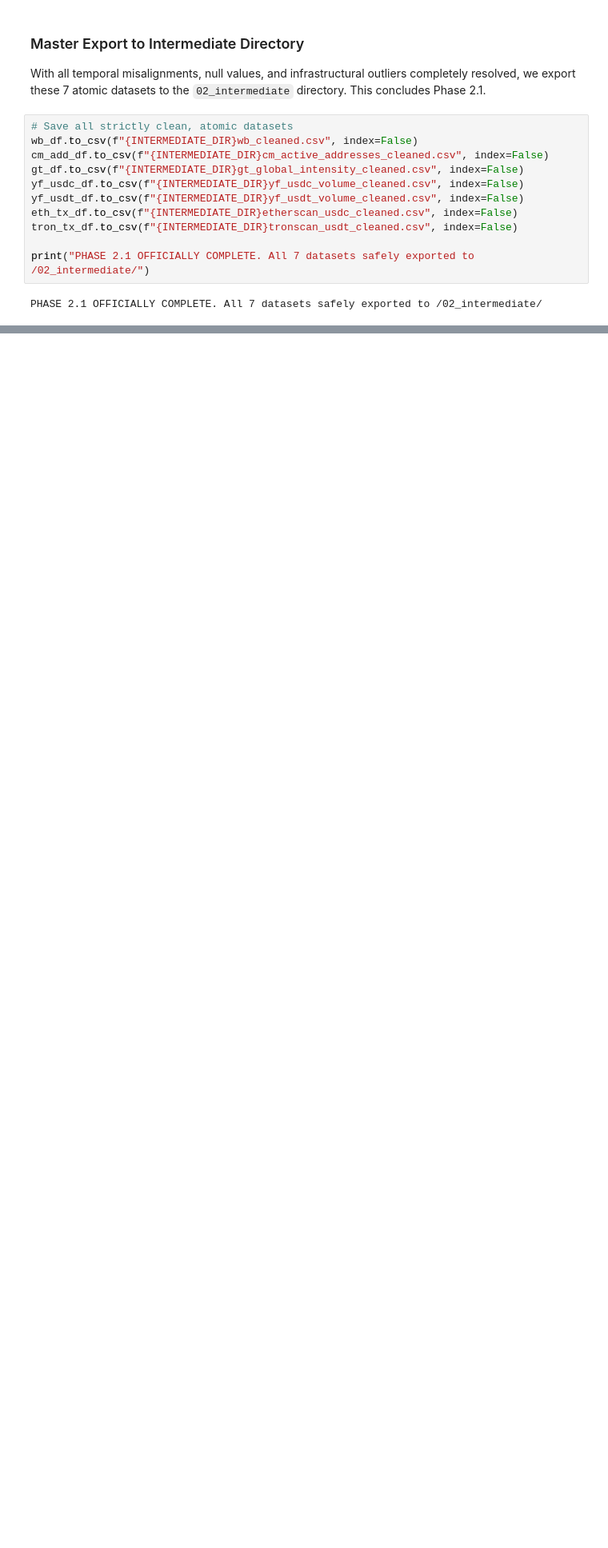
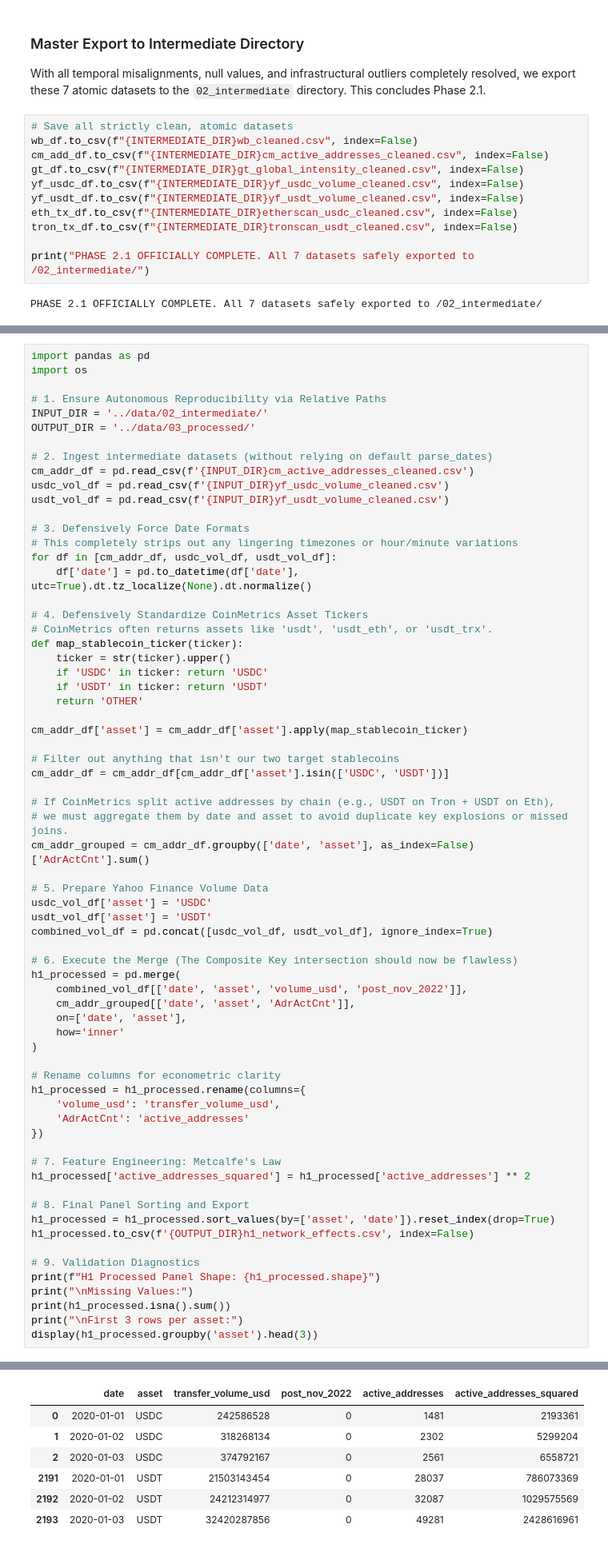
Before and after one commit to IIxoskeletonII/Internet-Network-Economics, a Jupyter notebook: notebooks/02_data_engineering.ipynb, the cells around one changed output, grey strips where cells are left out. Shown at 80% size. Cells and saved outputs as stored; diff of their text form; blank space fills up the shorter version.

Commit message:
finalized structured master datasets for H1, H2, and H4 empirical regressions

```diff
--- a/notebooks/02_data_engineering.ipynb
+++ b/notebooks/02_data_engineering.ipynb
@@ -166,0 +173,68 @@ PHASE 2.1 OFFICIALLY COMPLETE. All 7 datasets safely exported to /02_intermediat
+# %%
+import pandas as pd
+import os
+
+# 1. Ensure Autonomous Reproducibility via Relative Paths
+INPUT_DIR = '../data/02_intermediate/'
+OUTPUT_DIR = '../data/03_processed/'
+
+# 2. Ingest intermediate datasets (without relying on default parse_dates)
+cm_addr_df = pd.read_csv(f'{INPUT_DIR}cm_active_addresses_cleaned.csv')
+usdc_vol_df = pd.read_csv(f'{INPUT_DIR}yf_usdc_volume_cleaned.csv')
+usdt_vol_df = pd.read_csv(f'{INPUT_DIR}yf_usdt_volume_cleaned.csv')
+
+# 3. Defensively Force Date Formats
+# This completely strips out any lingering timezones or hour/minute variations
+for df in [cm_addr_df, usdc_vol_df, usdt_vol_df]:
+    df['date'] = pd.to_datetime(df['date'], utc=True).dt.tz_localize(None).dt.normalize()
+
+# 4. Defensively Standardize CoinMetrics Asset Tickers
+# CoinMetrics often returns assets like 'usdt', 'usdt_eth', or 'usdt_trx'.
+def map_stablecoin_ticker(ticker):
+    ticker = str(ticker).upper()
+    if 'USDC' in ticker: return 'USDC'
+    if 'USDT' in ticker: return 'USDT'
+    return 'OTHER'
+
+cm_addr_df['asset'] = cm_addr_df['asset'].apply(map_stablecoin_ticker)
+
+# Filter out anything that isn't our two target stablecoins
+cm_addr_df = cm_addr_df[cm_addr_df['asset'].isin(['USDC', 'USDT'])]
+
+# If CoinMetrics split active addresses by chain (e.g., USDT on Tron + USDT on Eth),
+# we must aggregate them by date and asset to avoid duplicate key explosions or missed joins.
+cm_addr_grouped = cm_addr_df.groupby(['date', 'asset'], as_index=False)['AdrActCnt'].sum()
+
+# 5. Prepare Yahoo Finance Volume Data
+usdc_vol_df['asset'] = 'USDC'
+usdt_vol_df['asset'] = 'USDT'
+combined_vol_df = pd.concat([usdc_vol_df, usdt_vol_df], ignore_index=True)
+
+# 6. Execute the Merge (The Composite Key intersection should now be flawless)
+h1_processed = pd.merge(
+    combined_vol_df[['date', 'asset', 'volume_usd', 'post_nov_2022']],
+    cm_addr_grouped[['date', 'asset', 'AdrActCnt']],
+    on=['date', 'asset'],
+    how='inner'
+)
+
+# Rename columns for econometric clarity
+h1_processed = h1_processed.rename(columns={
+    'volume_usd': 'transfer_volume_usd',
+    'AdrActCnt': 'active_addresses'
+})
+
+# 7. Feature Engineering: Metcalfe's Law
+h1_processed['active_addresses_squared'] = h1_processed['active_addresses'] ** 2
+
+# 8. Final Panel Sorting and Export
+h1_processed = h1_processed.sort_values(by=['asset', 'date']).reset_index(drop=True)
+h1_processed.to_csv(f'{OUTPUT_DIR}h1_network_effects.csv', index=False)
+
+# 9. Validation Diagnostics
+print(f"H1 Processed Panel Shape: {h1_processed.shape}")
+print("\nMissing Values:")
+print(h1_processed.isna().sum())
+print("\nFirst 3 rows per asset:")
+display(h1_processed.groupby('asset').head(3))
+# %% [output]
@@ -166,0 +253,7 @@ PHASE 2.1 OFFICIALLY COMPLETE. All 7 datasets safely exported to /02_intermediat
+|  | date | asset | transfer_volume_usd | post_nov_2022 | active_addresses | active_addresses_squared |
+| 0 | 2020-01-01 | USDC | 242586528 | 0 | 1481 | 2193361 |
+| 1 | 2020-01-02 | USDC | 318268134 | 0 | 2302 | 5299204 |
+| 2 | 2020-01-03 | USDC | 374792167 | 0 | 2561 | 6558721 |
+| 2191 | 2020-01-01 | USDT | 21503143454 | 0 | 28037 | 786073369 |
+| 2192 | 2020-01-02 | USDT | 24212314977 | 0 | 32087 | 1029575569 |
+| 2193 | 2020-01-03 | USDT | 32420287856 | 0 | 49281 | 2428616961 |
```
Also changed, not shown: parts of 6 cells of this notebook, 4 other files.
